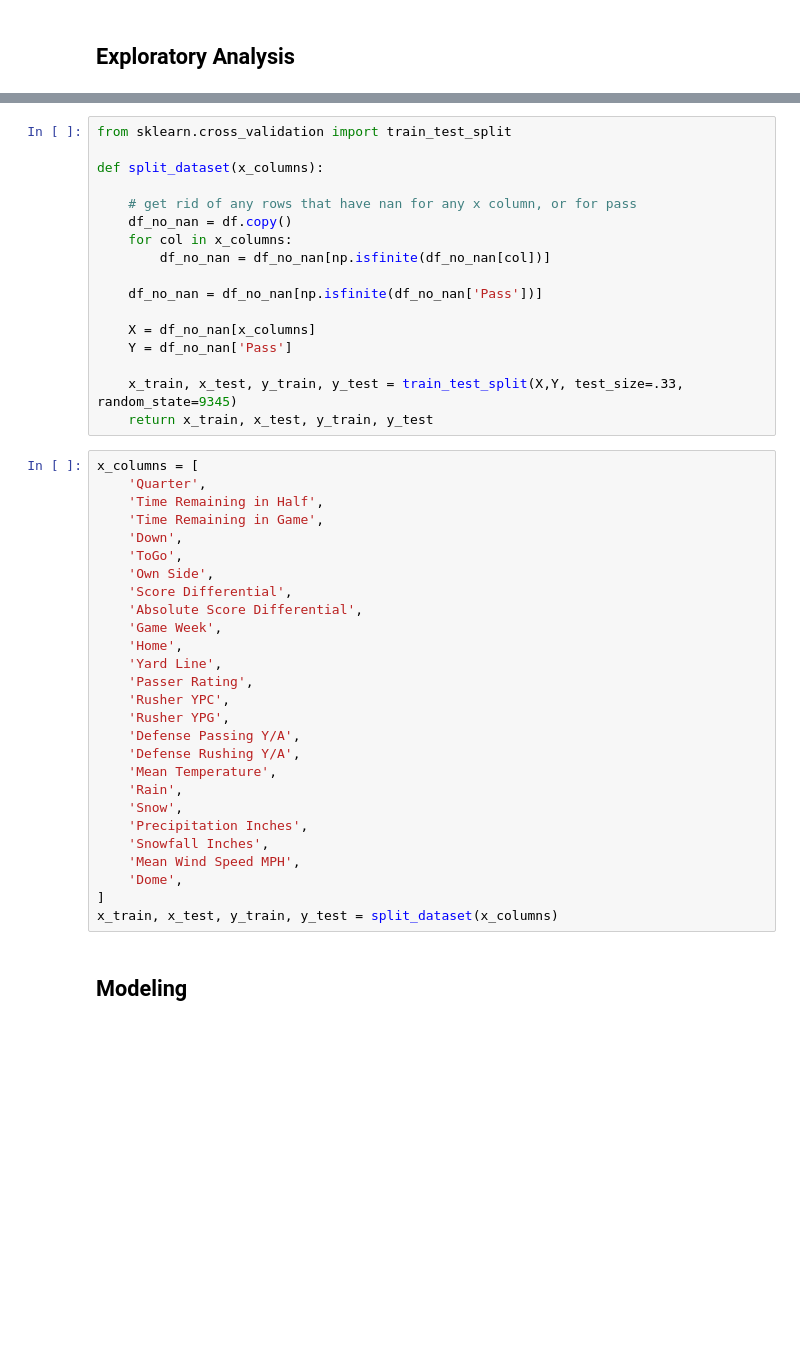
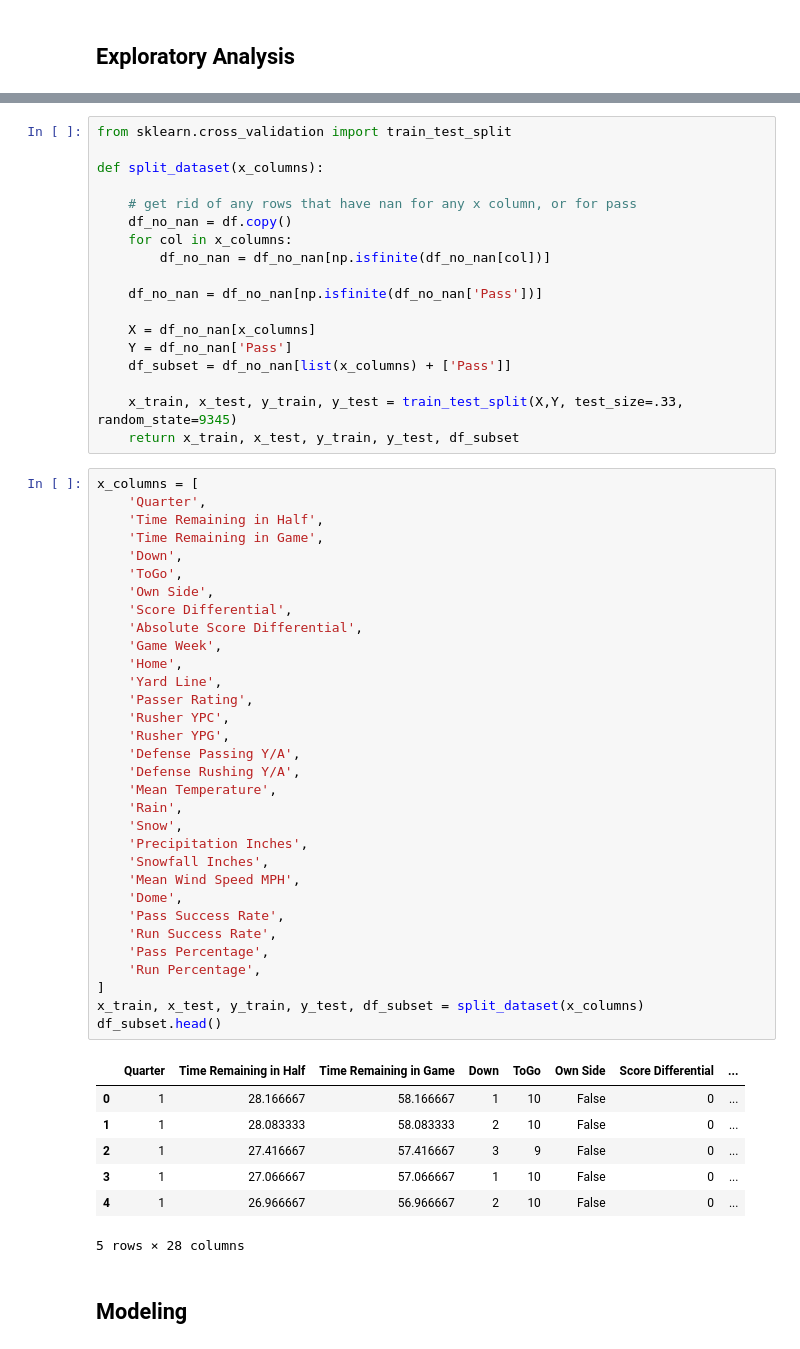
Before and after one commit to araftery/cs109-final-project, a Jupyter notebook: notebook.ipynb, the cells around one changed output, grey strips where cells are left out. Saved outputs shown, nothing was run; the diff lists cells and outputs as text; blank space fills up the shorter version.

```diff
--- a/notebook.ipynb
+++ b/notebook.ipynb
@@ -222,36 +265,50 @@ def split_dataset(x_columns):
 
     X = df_no_nan[x_columns]
     Y = df_no_nan['Pass']
+    df_subset = df_no_nan[list(x_columns) + ['Pass']]
 
     x_train, x_test, y_train, y_test = train_test_split(X,Y, test_size=.33, random_state=9345)
-    return x_train, x_test, y_train, y_test
+    return x_train, x_test, y_train, y_test, df_subset
 # %%
 x_columns = [
     'Quarter',
     'Time Remaining in Half',
     'Time Remaining in Game',
     'Down',
     'ToGo',
     'Own Side',
     'Score Differential',
     'Absolute Score Differential',
     'Game Week',
     'Home',
     'Yard Line',
     'Passer Rating',
     'Rusher YPC',
     'Rusher YPG',
     'Defense Passing Y/A',
     'Defense Rushing Y/A',
     'Mean Temperature',
     'Rain',
     'Snow',
     'Precipitation Inches',
     'Snowfall Inches',
     'Mean Wind Speed MPH',
     'Dome',
+    'Pass Success Rate',
+    'Run Success Rate',
+    'Pass Percentage',
+    'Run Percentage',
 ]
-x_train, x_test, y_train, y_test = split_dataset(x_columns)
+x_train, x_test, y_train, y_test, df_subset = split_dataset(x_columns)
+df_subset.head()
+# %% [output]
+|  | Quarter | Time Remaining in Half | Time Remaining in Game | Down | ToGo | Own Side | Score Differential | ... |
+| 0 | 1 | 28.166667 | 58.166667 | 1 | 10 | False | 0 | ... |
+| 1 | 1 | 28.083333 | 58.083333 | 2 | 10 | False | 0 | ... |
+| 2 | 1 | 27.416667 | 57.416667 | 3 | 9 | False | 0 | ... |
+| 3 | 1 | 27.066667 | 57.066667 | 1 | 10 | False | 0 | ... |
+| 4 | 1 | 26.966667 | 56.966667 | 2 | 10 | False | 0 | ... |
+5 rows × 28 columns
 # %% [markdown]
 ## Modeling
 # %% [markdown]
```
Also changed, not shown: parts of 11 cells of this notebook.
